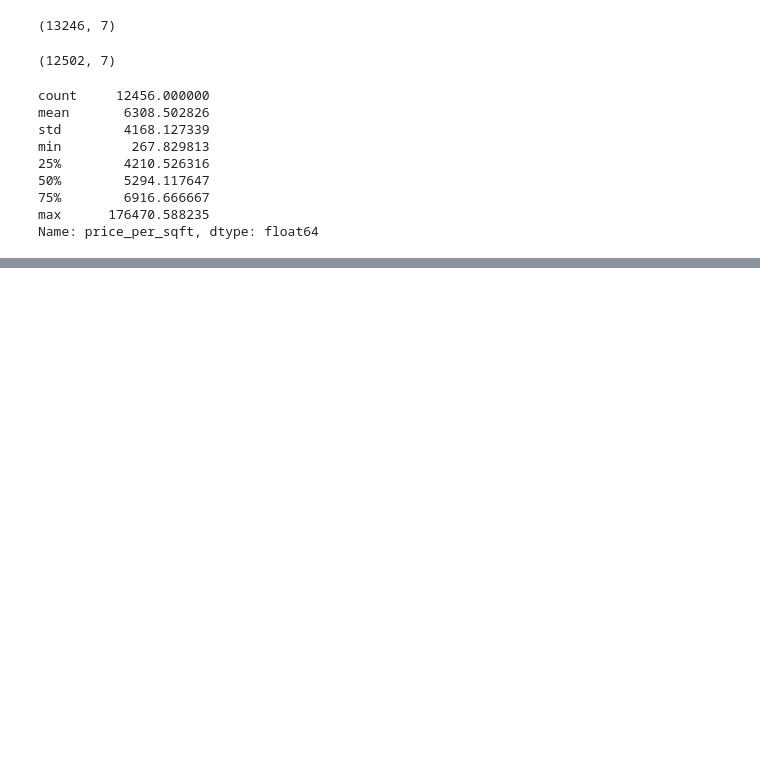
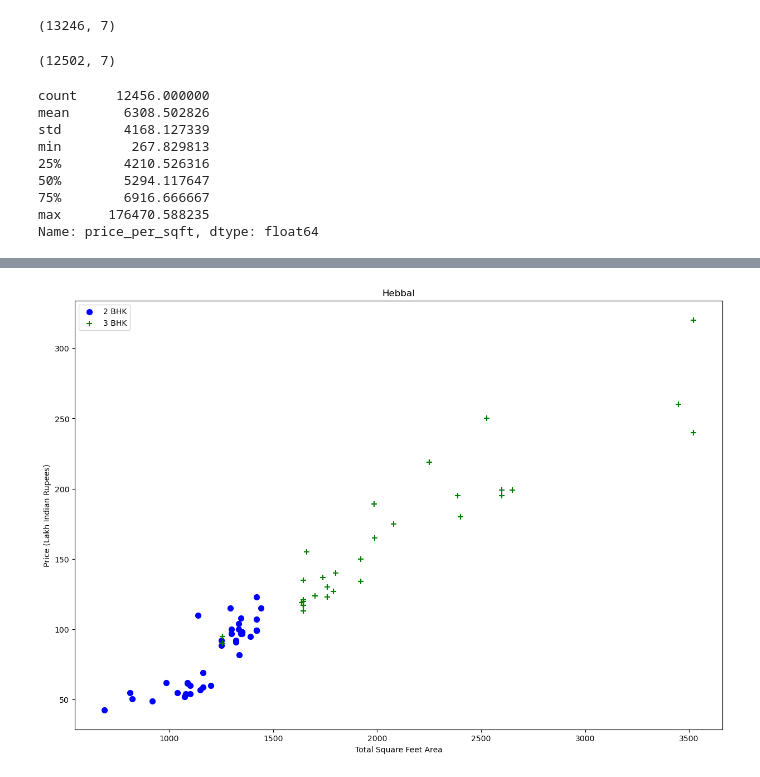
Before and after one commit to imamahasane/HomePricesPrediction, a Jupyter notebook: Home Prices Prediction.ipynb, the cells around one changed output, grey strips where cells are left out. Drawn from its saved outputs; the diff is of its cells as text; code cells hidden in the pictures; blank space fills up the shorter version.

```diff
--- a/Home Prices Prediction.ipynb
+++ b/Home Prices Prediction.ipynb
@@ -321,0 +380,4 @@ def remove_pps_outliers(df):
+# %%
+plot_scatter_chart(df8,"Hebbal")
+# %% [output]
+[figure, added]
```
Also changed, not shown: parts of 5 cells of this notebook.
